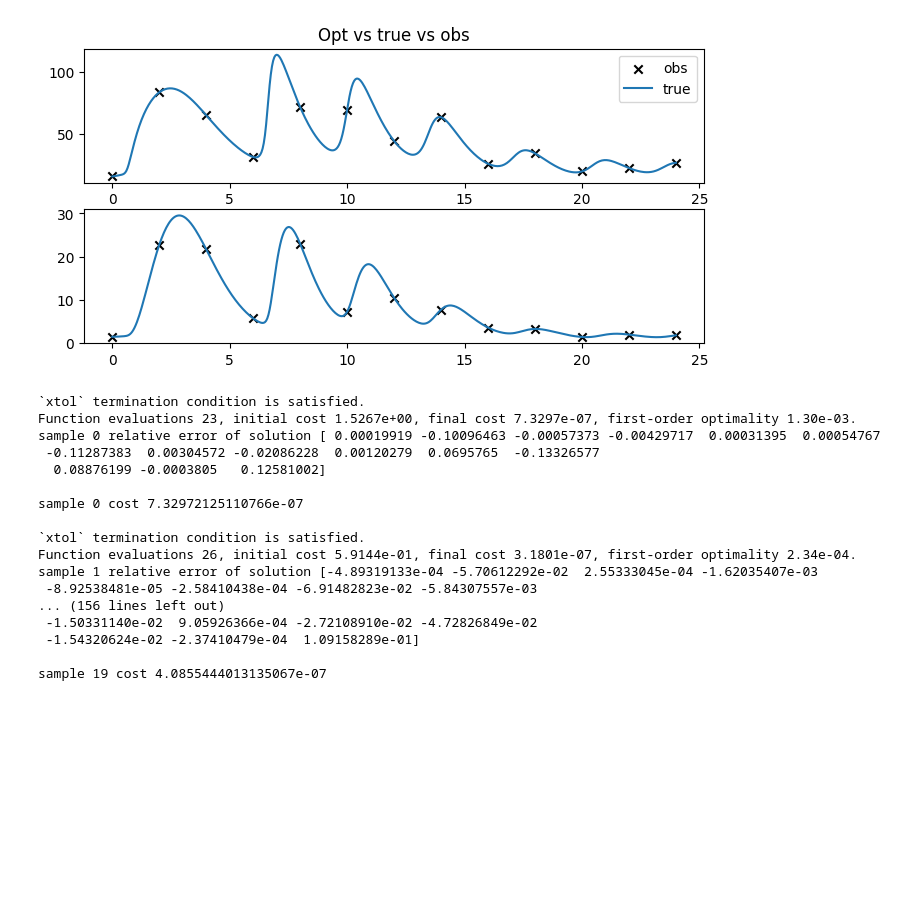
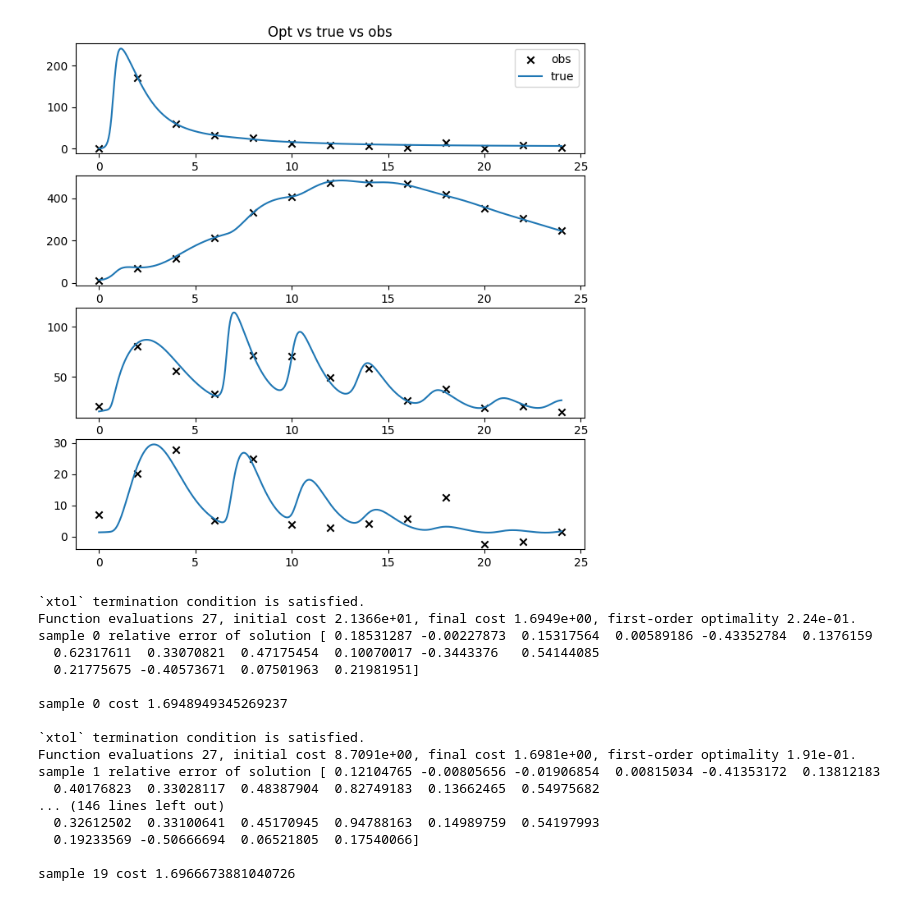
Before and after one commit to aayres22/ITIS_Analysis, a Jupyter notebook: Multistart_OLS.ipynb, the cells around one changed output. Drawn from its saved outputs; the diff is of its cells as text; code cells hidden in the pictures; blank space fills up the shorter version.

Commit message:
Reran many things (noisy data has noise now, Multistart run with these sets)

```diff
--- a/Multistart_OLS.ipynb
+++ b/Multistart_OLS.ipynb
@@ -44,54 +44,53 @@ true_sol = odeint(ITIS, IC_2, tfinal, args = (param_log,), **ode_options)
 # %%
 #Generate data
 
-D = '1'         # '1' for ACTH + Cort,
+D = '3'         # '1' for ACTH + Cort,
                 # '2' for ACTH + Cort + TNF-a
                 # '3' for ACTH + Cort + TNF-a + IL10
 dpoints = '2'   # '1' for 25, '2' for 13
-
-with open('paramRankings\\rankingDesign' + D + '.pkl', 'rb') as f:
-    results = pickle.load(f)
-
-param_sorted = results['param_sorted']
-
-rank_value = results['rank_value']      # sorted ranking values
-param_sorted_all = results['param_sorted']  #accordingly sorted params as strings
-rank_cut = np.array(rank_value)[np.array(rank_value) > .25 * np.array(rank_value)[0]]
-param_sorted = np.array(param_sorted_all)[:len(rank_cut)]
-
-param_ids = [paramtitles.index(param_sorted[i]) for i in range(len(param_sorted))]
+#
+# with open('paramRankings\\rankingDesign' + D + '.pkl', 'rb') as f:
+#     results = pickle.load(f)
+#
+# param_sorted = results['param_sorted']
+#
+# rank_value = results['rank_value']      # sorted ranking values
+# param_sorted_all = results['param_sorted']  #accordingly sorted params as strings
+# rank_cut = np.array(rank_value)[np.array(rank_value) > .25 * np.array(rank_value)[0]]
+# param_sorted = np.array(param_sorted_all)[:len(rank_cut)]
+#
+# param_ids = [paramtitles.index(param_sorted[i]) for i in range(len(param_sorted))]
 
 
 if D == '1':
     output_ids = [6,7]
-    #param_ids = [33, 12, 36, 43, 32, 39, 7, 16, 31, 15, 37, 9, 8, 28, 14]
+    param_ids = [33, 12, 36, 32, 43, 39, 16, 7, 31, 37, 8, 15, 9, 28, 14]
 elif D == '2':
     output_ids = [3,6,7]
-    #param_ids = [33, 12, 36, 32, 7, 34, 31, 15, 8, 9, 16, 14, 28, 26, 1]
+    param_ids = [12, 33, 16, 7, 36, 43, 15, 39, 32, 8, 31, 14, 9, 1, 34]
 elif D == '3':
     output_ids = [3,4,6,7]
-    #param_ids = [12, 33, 7, 16, 36, 43, 39, 15, 32, 31, 22, 8, 9, 14, 21, 10, 1]
-
+    param_ids =[12, 33, 7, 36, 16, 43, 15, 39, 32, 8, 9, 31, 21, 14, 10, 34]
 
 ##use generated sets instead
-with open('syntheticData\\TRUE_SOL' + D + dpoints + '.pkl', 'rb') as f:
+with open('syntheticData\\set1_' + D + dpoints + '.pkl', 'rb') as f:
     results = pickle.load(f)
 y_data = results['y_data'].copy()
 t_data = results['t_data'].copy()
 
 
 plt.figure(figsize = (8,8))
 for i in range(len(output_ids)):
     if i == 1:
         plt.title('Opt vs true vs obs')
         plt.legend()
     plt.subplot(4,1,i+1)
     plt.scatter(t_data,y_data[:,i],marker='x',color='k',label='obs')
     plt.plot(tfinal,true_sol[:,output_ids[i]],label='true')
 
 plt.show()
 # %% [output]
-[figure, old version]
+[figure, new version]
 # %%
 # MJC - make these bounds based on the parameter values
 UB = np.log(np.exp(param_log[param_ids])*10)
@@ -122,22 +121,22 @@ for i in range(num_samp):
     print(f"sample {i} cost {opt_cost[i]}\n")
 # %% [output]
 `xtol` termination condition is satisfied.
-Function evaluations 23, initial cost 1.5267e+00, final cost 7.3297e-07, first-order optimality 1.30e-03.
-sample 0 relative error of solution [ 0.00019919 -0.10096463 -0.00057373 -0.00429717  0.00031395  0.00054767
- -0.11287383  0.00304572 -0.02086228  0.00120279  0.0695765  -0.13326577
-  0.08876199 -0.0003805   0.12581002]
+Function evaluations 27, initial cost 2.1366e+01, final cost 1.6949e+00, first-order optimality 2.24e-01.
+sample 0 relative error of solution [ 0.18531287 -0.00227873  0.15317564  0.00589186 -0.43352784  0.1376159
+  0.62317611  0.33070821  0.47175454  0.10070017 -0.3443376   0.54144085
+  0.21775675 -0.40573671  0.07501963  0.21981951]
 
-sample 0 cost 7.32972125110766e-07
+sample 0 cost 1.6948949345269237
 
 `xtol` termination condition is satisfied.
-Function evaluations 26, initial cost 5.9144e-01, final cost 3.1801e-07, first-order optimality 2.34e-04.
-sample 1 relative error of solution [-4.89319133e-04 -5.70612292e-02  2.55333045e-04 -1.62035407e-03
- -8.92538481e-05 -2.58410438e-04 -6.91482823e-02 -5.84307557e-03
-... (156 lines left out)
- -1.50331140e-02  9.05926366e-04 -2.72108910e-02 -4.72826849e-02
- -1.54320624e-02 -2.37410479e-04  1.09158289e-01]
+Function evaluations 27, initial cost 8.7091e+00, final cost 1.6981e+00, first-order optimality 1.91e-01.
+sample 1 relative error of solution [ 0.12104765 -0.00805656 -0.01906854  0.00815034 -0.41353172  0.13812183
+  0.40176823  0.33028117  0.48387904  0.82749183  0.13662465  0.54975682
+... (146 lines left out)
+  0.32612502  0.33100641  0.45170945  0.94788163  0.14989759  0.54197993
+  0.19233569 -0.50666694  0.06521805  0.17540066]
 
-sample 19 cost 4.0855444013135067e-07
+sample 19 cost 1.6966673881040726
 # %%
 # Now generate the model outputs and plot the parameters
 opt_solutions = np.zeros((num_samp,len(tfinal),len(output_ids)))
```
Also changed, not shown: parts of 4 cells of this notebook, 31 other files.
